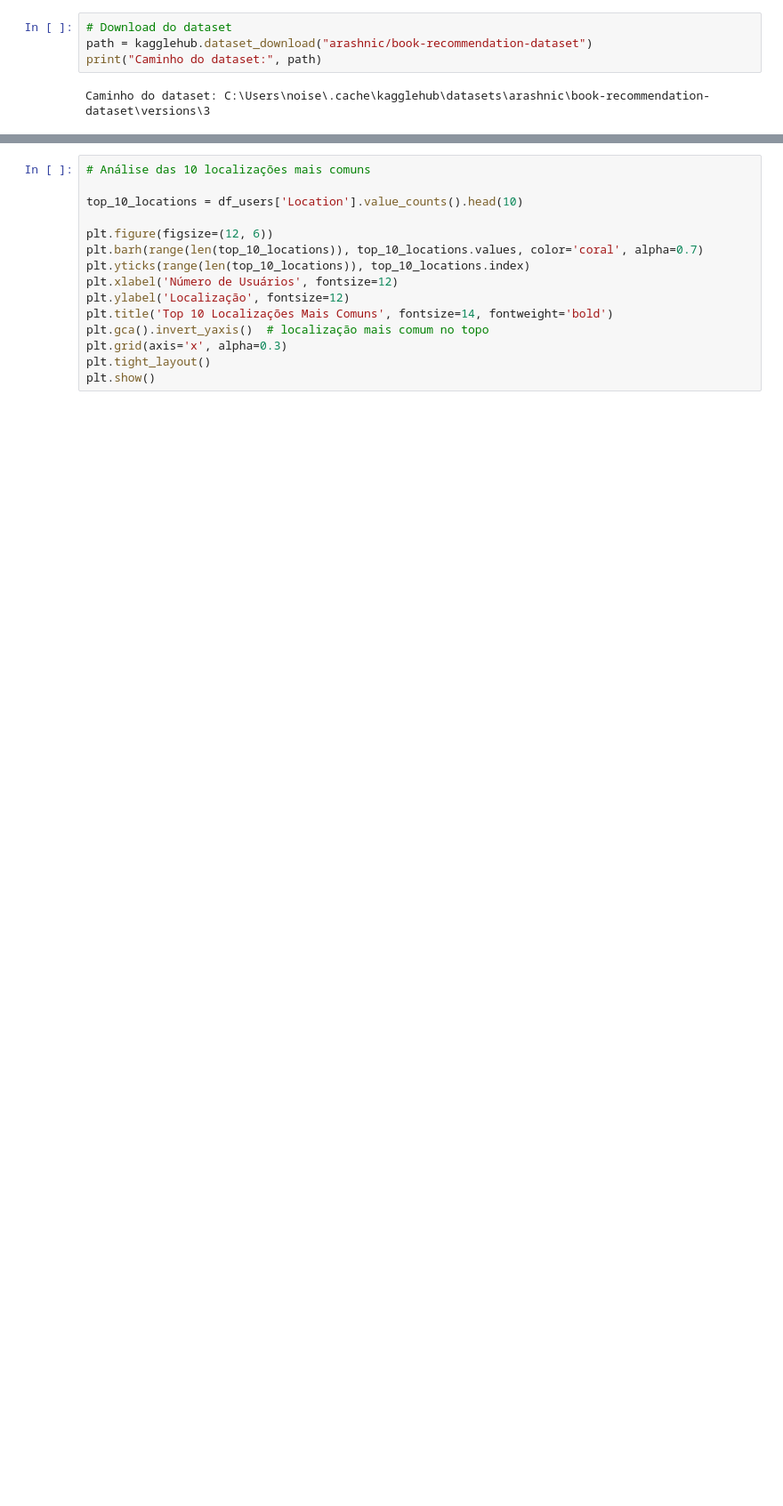
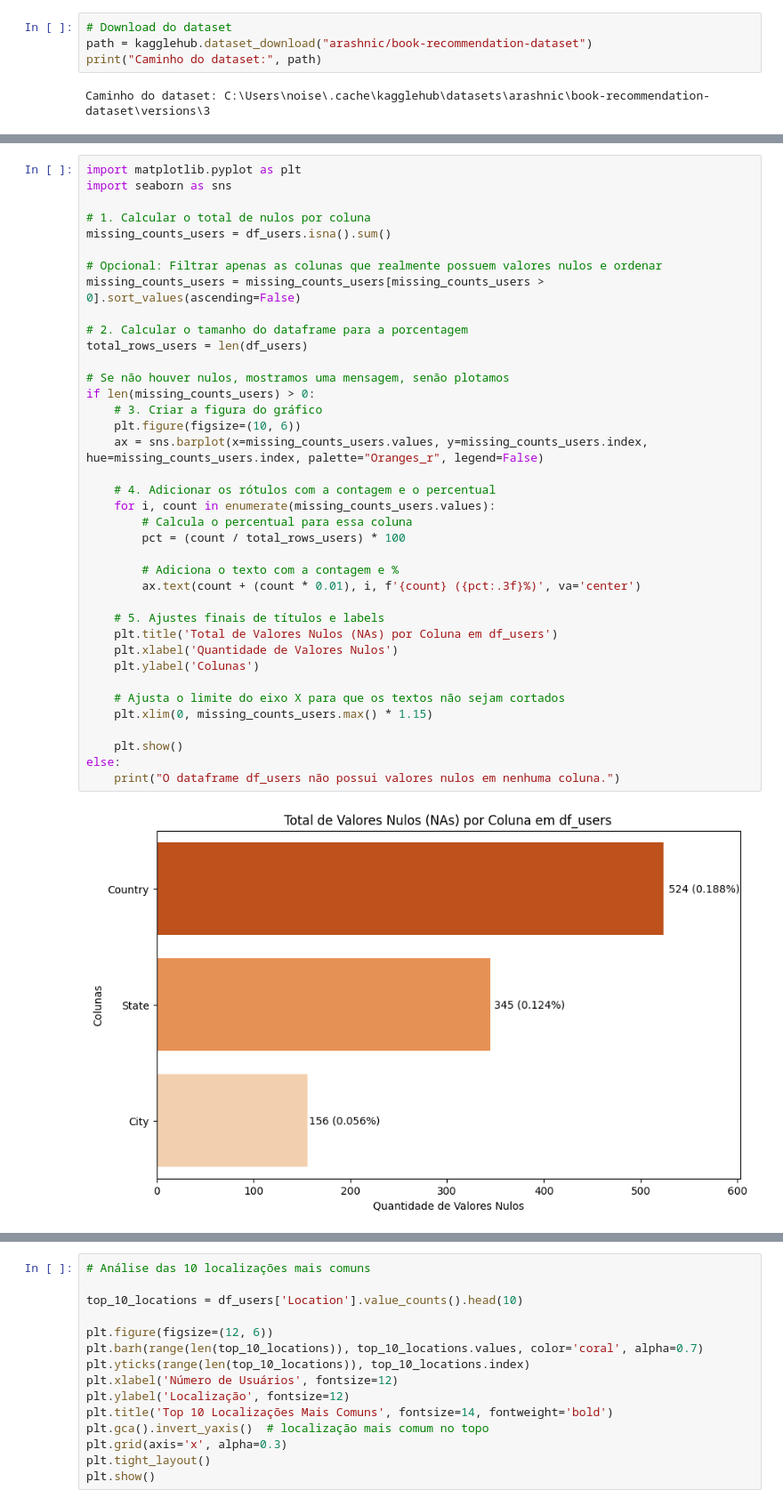
Before and after one commit to YuriRadzi/NeoLeitura, a Jupyter notebook: recomendacoes.ipynb, the cells around one changed output, grey strips where cells are left out. Shown at 89% size. Drawn from its saved outputs; the diff is of its cells as text; blank space fills up the shorter version.

```diff
--- a/recomendacoes.ipynb
+++ b/recomendacoes.ipynb
@@ -94,3 +218,43 @@ df_users = transformation_users(df_users)
 # %% [output]
 Total de livros no dataset: 271360
 Número de livros com ano inválido: 4621
+# %%
+import matplotlib.pyplot as plt
+import seaborn as sns
+
+# 1. Calcular o total de nulos por coluna
+missing_counts_users = df_users.isna().sum()
+
+# Opcional: Filtrar apenas as colunas que realmente possuem valores nulos e ordenar
+missing_counts_users = missing_counts_users[missing_counts_users > 0].sort_values(ascending=False)
+
+# 2. Calcular o tamanho do dataframe para a porcentagem
+total_rows_users = len(df_users)
+
+# Se não houver nulos, mostramos uma mensagem, senão plotamos
+if len(missing_counts_users) > 0:
+    # 3. Criar a figura do gráfico
+    plt.figure(figsize=(10, 6))
+    ax = sns.barplot(x=missing_counts_users.values, y=missing_counts_users.index, hue=missing_counts_users.index, palette="Oranges_r", legend=False)
+
+    # 4. Adicionar os rótulos com a contagem e o percentual
+    for i, count in enumerate(missing_counts_users.values):
+        # Calcula o percentual para essa coluna
+        pct = (count / total_rows_users) * 100
+
+        # Adiciona o texto com a contagem e %
+        ax.text(count + (count * 0.01), i, f'{count} ({pct:.3f}%)', va='center')
+
+    # 5. Ajustes finais de títulos e labels
+    plt.title('Total de Valores Nulos (NAs) por Coluna em df_users')
+    plt.xlabel('Quantidade de Valores Nulos')
+    plt.ylabel('Colunas')
+
+    # Ajusta o limite do eixo X para que os textos não sejam cortados
+    plt.xlim(0, missing_counts_users.max() * 1.15)
+
+    plt.show()
+else:
+    print("O dataframe df_users não possui valores nulos em nenhuma coluna.")
+# %% [output]
+[figure, added]
```
Also changed, not shown: parts of 22 cells of this notebook.
